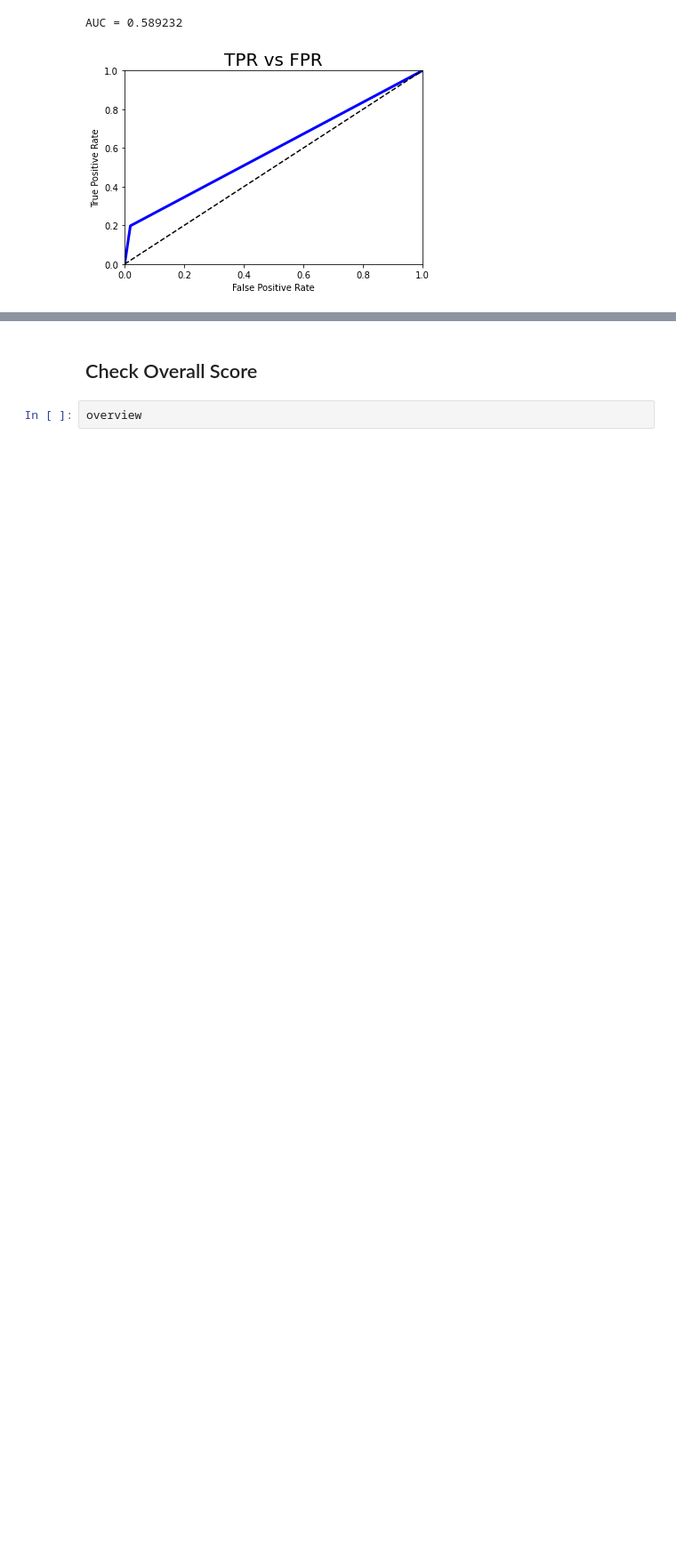
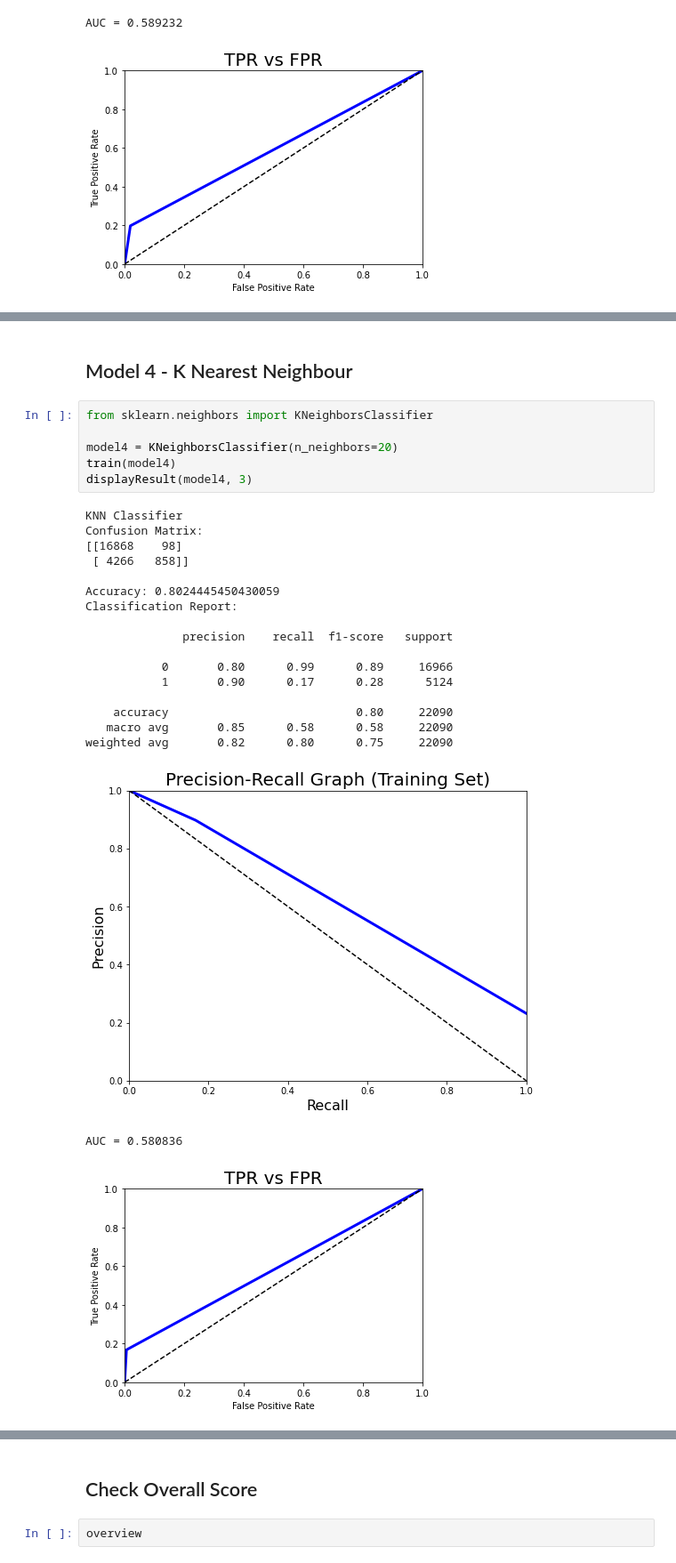
Before and after one commit to JasonnLim/ML-Salary-Prediction, a Jupyter notebook: LatestCode.ipynb, the cells around one changed output, grey strips where cells are left out. Shown at 89% size. Drawn from its saved outputs; the diff is of its cells as text; blank space fills up the shorter version.

```diff
--- a/LatestCode.ipynb
+++ b/LatestCode.ipynb
@@ -1052,0 +1085,28 @@ AUC = 0.589232
+# %% [markdown]
+## Model 4 - K Nearest Neighbour
+# %%
+from sklearn.neighbors import KNeighborsClassifier
+
+model4 = KNeighborsClassifier(n_neighbors=20)
+train(model4)
+displayResult(model4, 3)
+# %% [output]
+KNN Classifier
+Confusion Matrix:
+[[16868    98]
+ [ 4266   858]]
+
+Accuracy: 0.8024445450430059
+Classification Report:
+
+              precision    recall  f1-score   support
+
+           0       0.80      0.99      0.89     16966
+           1       0.90      0.17      0.28      5124
+
+    accuracy                           0.80     22090
+   macro avg       0.85      0.58      0.58     22090
+weighted avg       0.82      0.80      0.75     22090
+[figure, added]
+AUC = 0.580836
+[figure, added]
```
Also changed, not shown: parts of 7 cells of this notebook, 1 other file.
